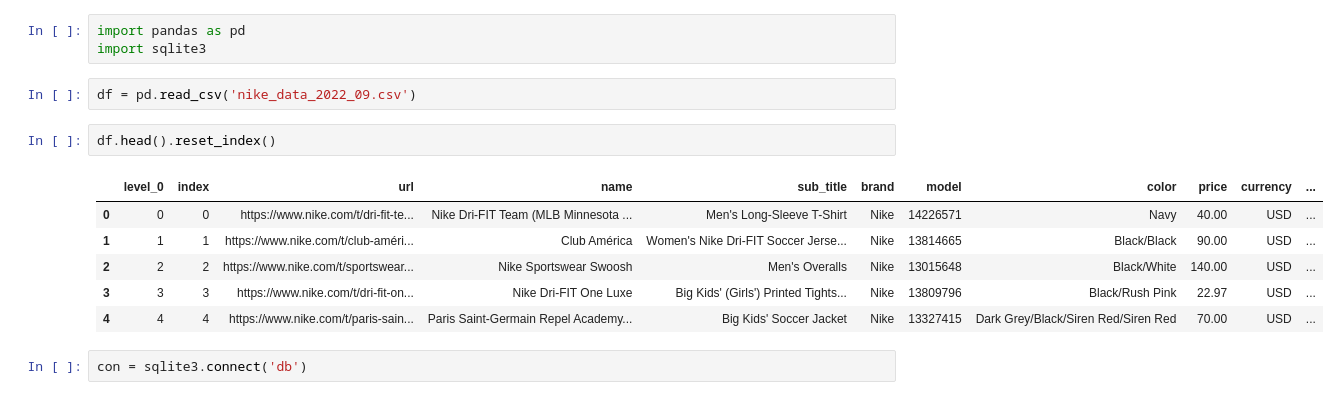
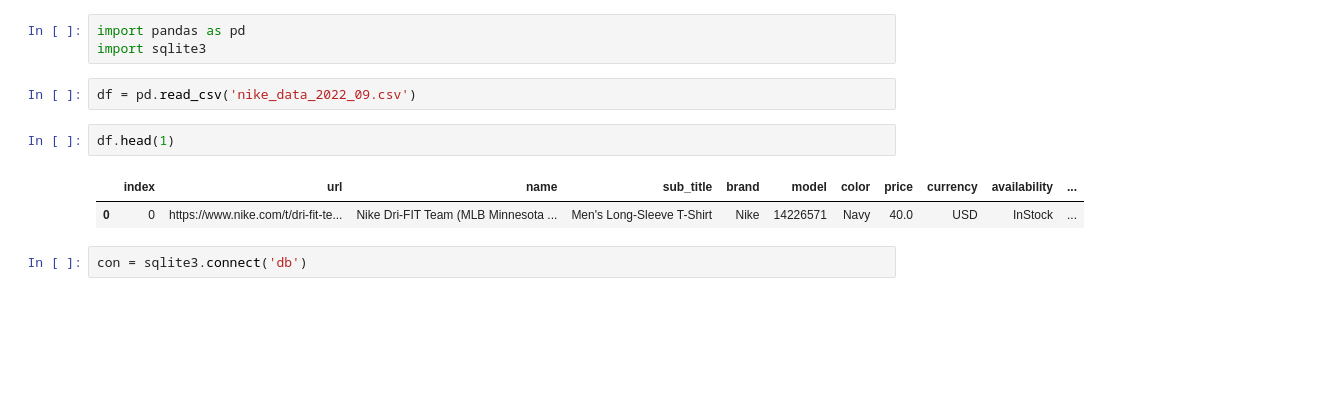
Before and after one commit to DmitriyKalganov/mygit, a Jupyter notebook: Nike_sales_for_September.ipynb, the cells around one changed output. Cells and saved outputs as stored; diff of their text form; blank space fills up the shorter version.

```diff
--- a/Nike_sales_for_September.ipynb
+++ b/Nike_sales_for_September.ipynb
@@ -4,14 +4,10 @@ import sqlite3
 # %%
 df = pd.read_csv('nike_data_2022_09.csv')
 # %%
-df.head().reset_index()
+df.head(1)
 # %% [output]
-|  | level_0 | index | url | name | sub_title | brand | model | color | price | currency | ... |
-| 0 | 0 | 0 | https://www.nike.com/t/dri-fit-te... | Nike Dri-FIT Team (MLB Minnesota ... | Men's Long-Sleeve T-Shirt | Nike | 14226571 | Navy | 40.00 | USD | ... |
-| 1 | 1 | 1 | https://www.nike.com/t/club-améri... | Club América | Women's Nike Dri-FIT Soccer Jerse... | Nike | 13814665 | Black/Black | 90.00 | USD | ... |
-| 2 | 2 | 2 | https://www.nike.com/t/sportswear... | Nike Sportswear Swoosh | Men's Overalls | Nike | 13015648 | Black/White | 140.00 | USD | ... |
-| 3 | 3 | 3 | https://www.nike.com/t/dri-fit-on... | Nike Dri-FIT One Luxe | Big Kids' (Girls') Printed Tights... | Nike | 13809796 | Black/Rush Pink | 22.97 | USD | ... |
-| 4 | 4 | 4 | https://www.nike.com/t/paris-sain... | Paris Saint-Germain Repel Academy... | Big Kids' Soccer Jacket | Nike | 13327415 | Dark Grey/Black/Siren Red/Siren Red | 70.00 | USD | ... |
+|  | index | url | name | sub_title | brand | model | color | price | currency | availability | ... |
+| 0 | 0 | https://www.nike.com/t/dri-fit-te... | Nike Dri-FIT Team (MLB Minnesota ... | Men's Long-Sleeve T-Shirt | Nike | 14226571 | Navy | 40.0 | USD | InStock | ... |
 # %%
 con = sqlite3.connect('db')
 # %%
```
